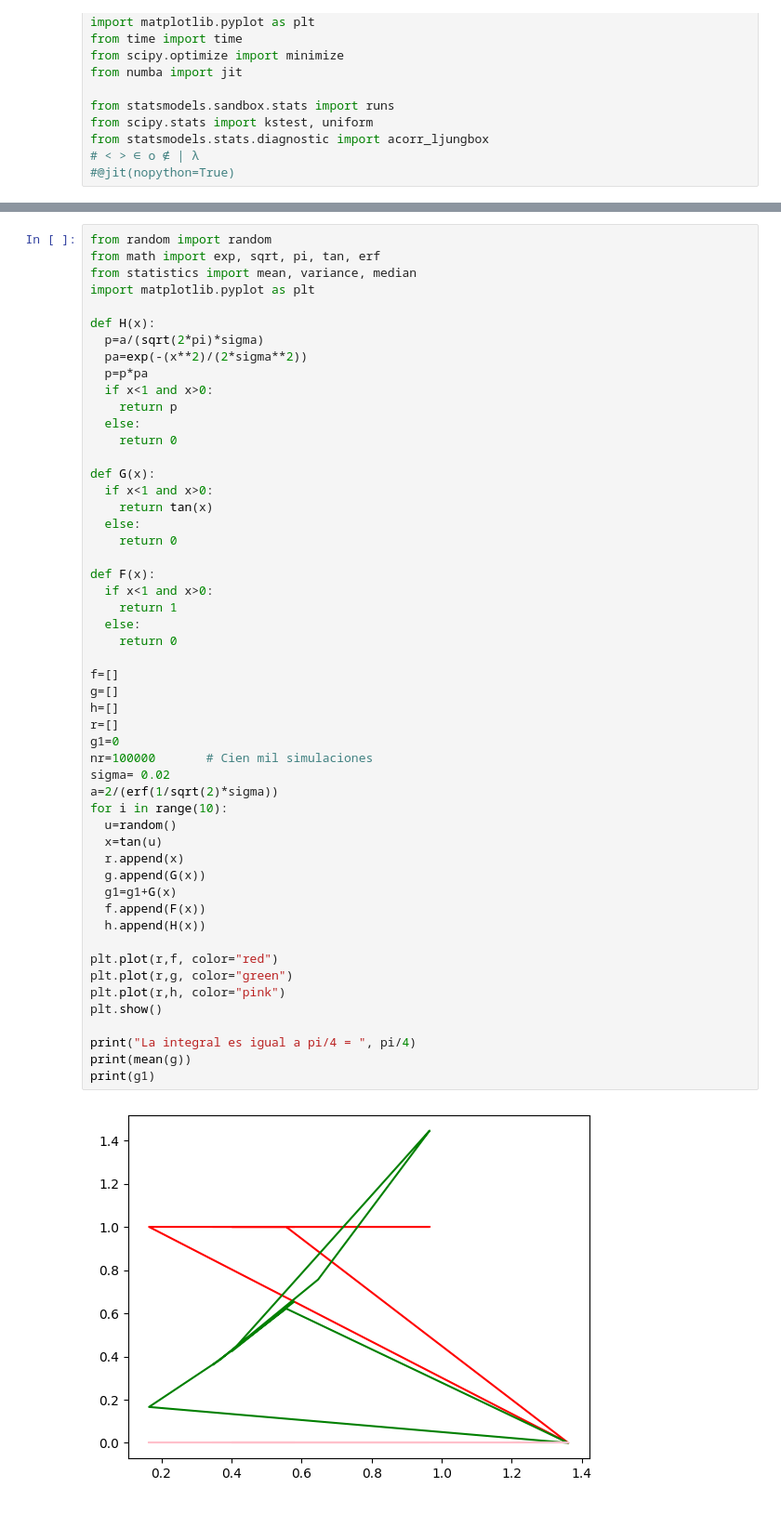
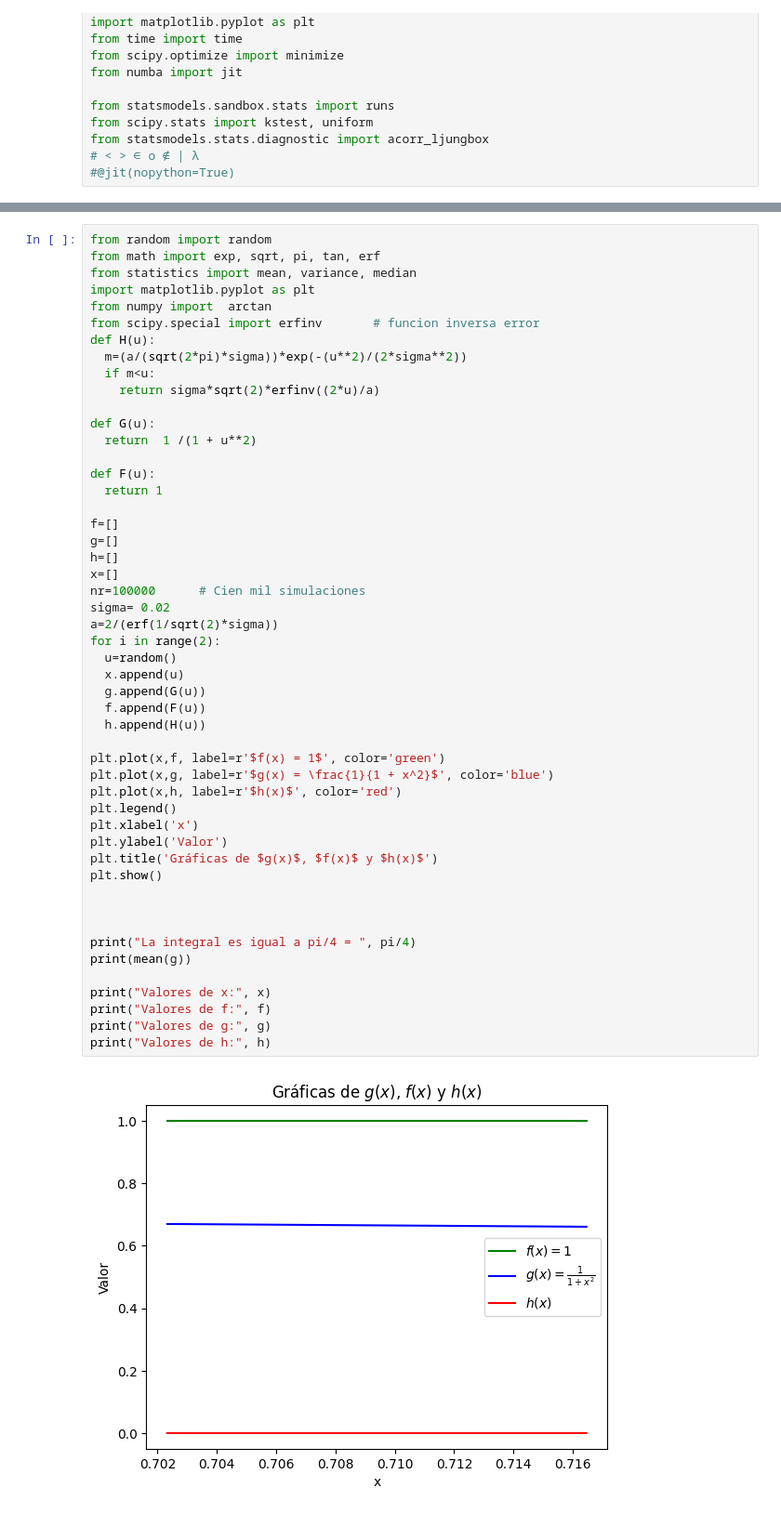
Before and after one commit to Jair-RM/Simulacion-I-Figols, a Jupyter notebook: Proyecto_3er_parcial_.ipynb, the cells around one changed output, grey strips where cells are left out. Shown at 93% size. Cells and saved outputs as stored; diff of their text form.

```diff
--- a/Proyecto_3er_parcial_.ipynb
+++ b/Proyecto_3er_parcial_.ipynb
@@ -67,55 +122,53 @@ from statsmodels.stats.diagnostic import acorr_ljungbox
 # %%
 from random import random
 from math import exp, sqrt, pi, tan, erf
 from statistics import mean, variance, median
 import matplotlib.pyplot as plt
+from numpy import  arctan
+from scipy.special import erfinv       # funcion inversa error
+def H(u):
+  m=(a/(sqrt(2*pi)*sigma))*exp(-(u**2)/(2*sigma**2))
+  if m<u:
+    return sigma*sqrt(2)*erfinv((2*u)/a)
 
-def H(x):
-  p=a/(sqrt(2*pi)*sigma)
-  pa=exp(-(x**2)/(2*sigma**2))
-  p=p*pa
-  if x<1 and x>0:
-    return p
-  else:
-    return 0
+def G(u):
+  return  1 /(1 + u**2)
 
-def G(x):
-  if x<1 and x>0:
-    return tan(x)
-  else:
-    return 0
-
-def F(x):
-  if x<1 and x>0:
-    return 1
-  else:
-    return 0
+def F(u):
+  return 1
 
 f=[]
 g=[]
 h=[]
-r=[]
-g1=0
-nr=100000       # Cien mil simulaciones
+x=[]
+nr=100000      # Cien mil simulaciones
 sigma= 0.02
 a=2/(erf(1/sqrt(2)*sigma))
-for i in range(10):
+for i in range(2):
   u=random()
-  x=tan(u)
-  r.append(x)
-  g.append(G(x))
-  g1=g1+G(x)
-  f.append(F(x))
-  h.append(H(x))
+  x.append(u)
+  g.append(G(u))
+  f.append(F(u))
+  h.append(H(u))
 
-plt.plot(r,f, color="red")
-plt.plot(r,g, color="green")
-plt.plot(r,h, color="pink")
+plt.plot(x,f, label=r'$f(x) = 1$', color='green')
+plt.plot(x,g, label=r'$g(x) = \frac{1}{1 + x^2}$', color='blue')
+plt.plot(x,h, label=r'$h(x)$', color='red')
+plt.legend()
+plt.xlabel('x')
+plt.ylabel('Valor')
+plt.title('Gráficas de $g(x)$, $f(x)$ y $h(x)$')
 plt.show()
+
+
 
 print("La integral es igual a pi/4 = ", pi/4)
 print(mean(g))
-print(g1)
+
+print("Valores de x:", x)
+print("Valores de f:", f)
+print("Valores de g:", g)
+print("Valores de h:", h)
 # %% [output]
-[figure, old version]
+[figure, new version]
 La integral es igual a pi/4 =  0.7853981633974483
```
Also changed, not shown: parts of 6 cells of this notebook.
